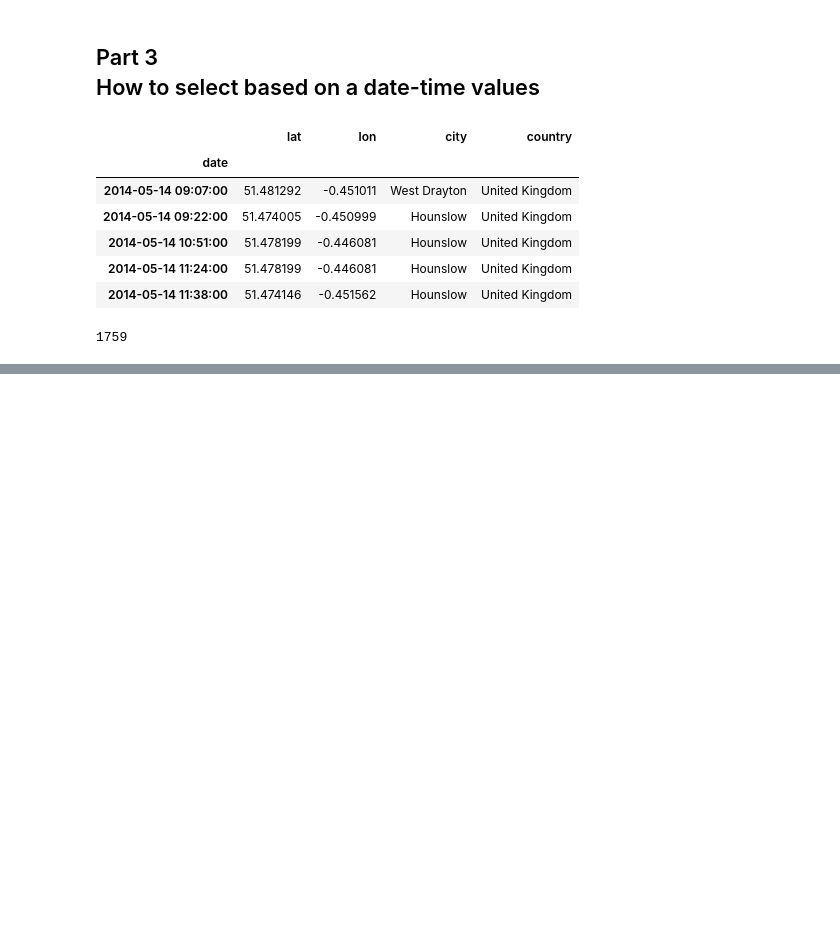
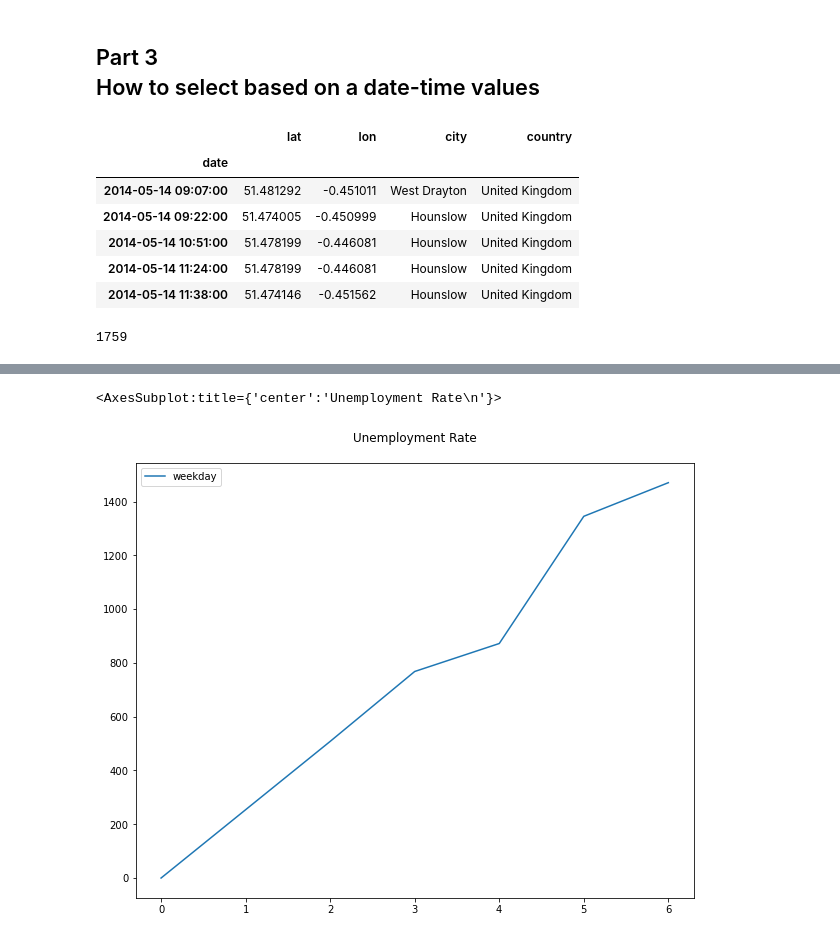
Before and after one commit to qszhao/PTUA2023, a Jupyter notebook: Lab05/Lab05_Pandas.ipynb, the cells around one changed output, grey strips where cells are left out. Saved outputs shown, nothing was run; the diff lists cells and outputs as text; code cells hidden in the pictures; blank space fills up the shorter version.

```diff
--- a/Lab05/Lab05_Pandas.ipynb
+++ b/Lab05/Lab05_Pandas.ipynb
@@ -95,2 +255,4 @@ len(dt)
 # %%
 # Q17: drop duplicate index
+dt=dt[~dt.index.duplicated()]
+dt
@@ -98,3 +275,12 @@ len(dt)
 # the .weekday attribute determines which day of the week a date is
 # 0 is sunday and 6 is saturday, M-F are 1-5
 # Q18: create a weekday and a weekend dataframe
+dt['date_time']=dt.index
+dt.insert(loc=0, column='weekday',value=pd.to_datetime(dt['date_time'].astype(str)).dt.weekday)
+dt.head()
+dt=dt[['weekday']]
+# %%
+dt['weekend_indi'] = 0          # Initialize the column with default value of 0
+dt.loc[dt['weekday'].isin([0, 6]), 'weekend_indi'] = "weekend"
+dt.loc[dt['weekday'].isin([1,2,3,4,5]), 'weekend_indi'] = 'weekday'
+dt
@@ -101,2 +302,7 @@ len(dt)
 # %%
 # Q19: calculate and plot the number of observations each day of the week has
+num_week = dt.groupby('weekday', as_index=False)['weekday'].sum()
+num_week.plot(figsize=(10, 8), title='Unemployment Rate\n')
+# %% [output]
+<AxesSubplot:title={'center':'Unemployment Rate\n'}>
+[figure, added]
```
Also changed, not shown: parts of 20 cells of this notebook.
